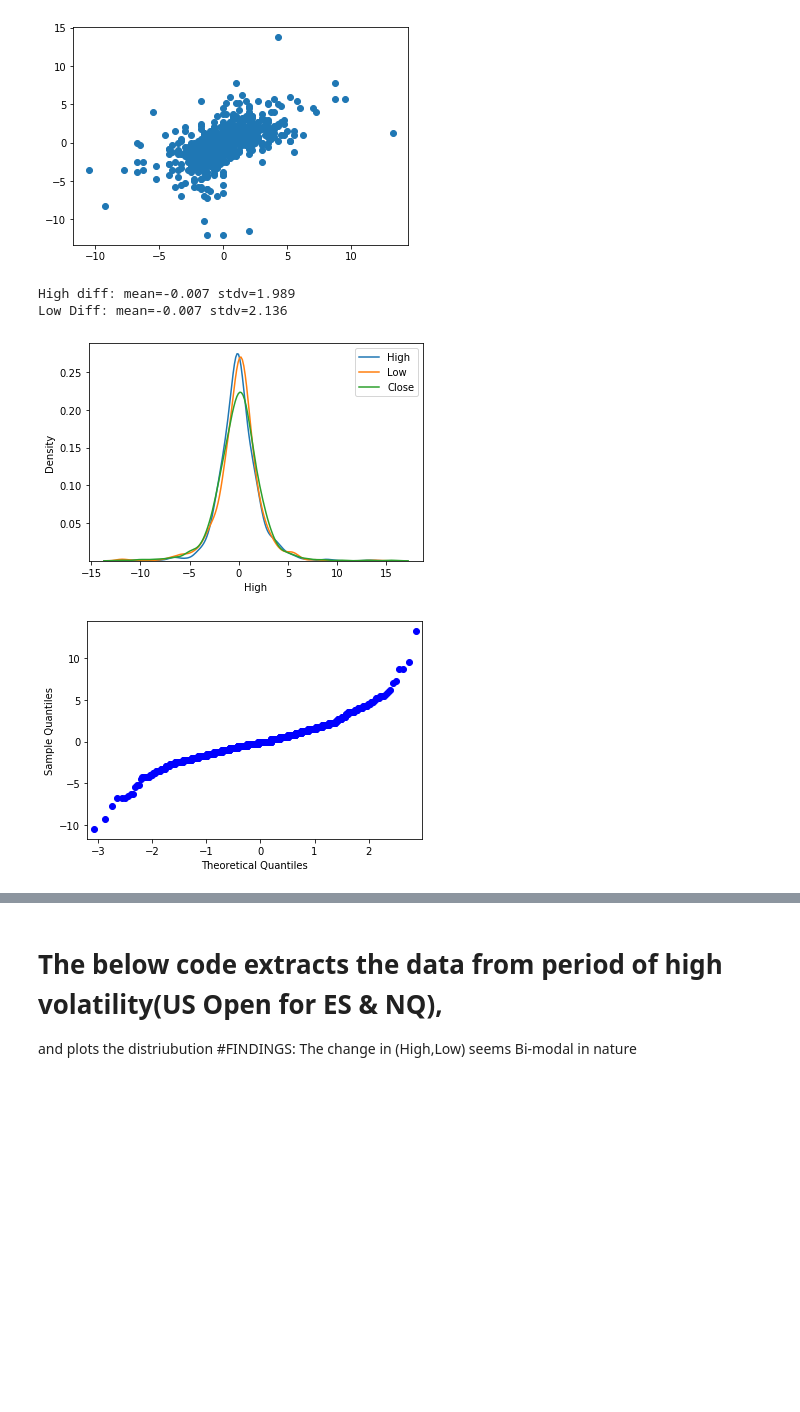
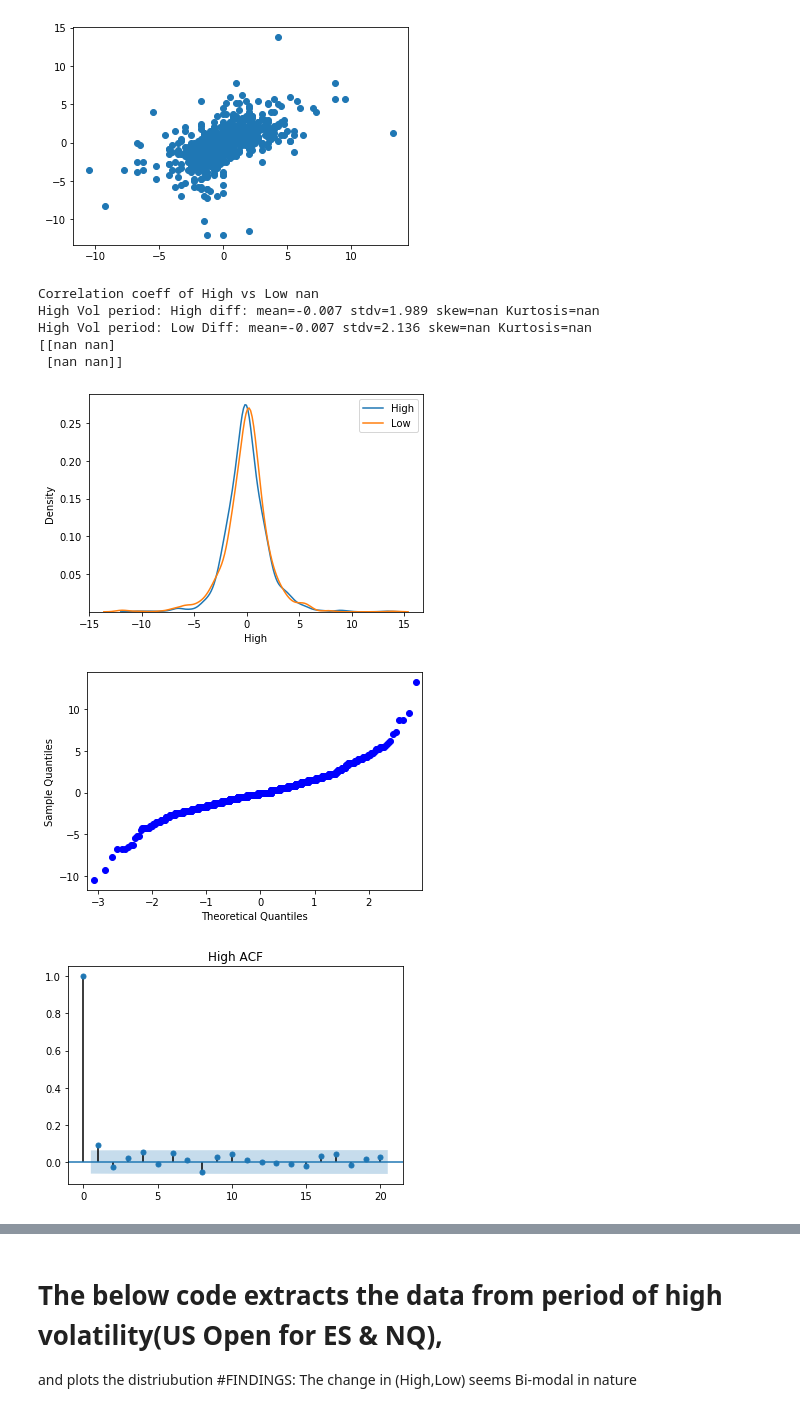
Before and after one commit to shuvbasu/trading, a Jupyter notebook: ES5mVolAnalysis.ipynb, the cells around one changed output, grey strips where cells are left out. Saved outputs shown, nothing was run; the diff lists cells and outputs as text; code cells hidden in the pictures; blank space fills up the shorter version.

Commit message:
Update ES5mVolAnalysis.ipynb
ES High Volatility analysis

```diff
--- a/ES5mVolAnalysis.ipynb
+++ b/ES5mVolAnalysis.ipynb
@@ -18,50 +19,71 @@ es5m_df = pd.read_csv("C:\\Users\\Shuv\\Documents\\All Trading\\Market Data\\Res
 data1 = es5m_df['High'].diff(); data2 = es5m_df['Low'].diff();
 pyplot.scatter(data1, data2)
 pyplot.show()
-print('High diff: mean=%.3f stdv=%.3f' % (np.mean(data1), np.std(data1)))
-print('Low Diff: mean=%.3f stdv=%.3f' % (np.mean(data2), np.std(data2)))
+
+print('Correlation coeff of High vs Low %.4f' % (np.corrcoef(data1,data2))[0,1])
+# print('High diff: mean=%.3f stdv=%.3f' % (np.mean(data1), np.std(data1)))
+# print('Low Diff: mean=%.3f stdv=%.3f' % (np.mean(data2), np.std(data2)))
+
+print('High Vol period: High diff: mean=%.3f stdv=%.3f skew=%.3f Kurtosis=%.3f' % (np.mean(data1), np.std(data1),skew(data1),kurtosis(data1)))
+print('High Vol period: Low Diff: mean=%.3f stdv=%.3f skew=%.3f Kurtosis=%.3f' % (np.mean(data2), np.std(data2),skew(data2),kurtosis(data2)))
+
 
 sns.kdeplot(es5m_df['High'].diff())
 sns.kdeplot(es5m_df['Low'].diff())
-sns.kdeplot(es5m_df['Close'].diff())
-plt.legend(labels = ['High','Low', 'Close'])
+#sns.kdeplot(es5m_df['Close'].diff())
+plt.legend(labels = ['High','Low'])
+
+print(np.cov(data1,data2))
 
 
 qqplot(es5m_df['High'].diff(), line='s')
 pyplot.show()
+
+plot_acf(data1.dropna(),lags=20 , title='High ACF')
+plot_pacf(data1.dropna(),lags=20, title = 'High PACF')
+
+plot_acf(data2.dropna(),lags=20, title = 'Low ACF')
+plot_pacf(data2.dropna(),lags=20, title = 'Low PACF')
+plt.show()
 
 #Run Normality test
 datahigh = es5m_df['High'].diff()
 datalow = es5m_df['Low'].diff()
 # Shapiro normality test
 stath, p_high = shapiro(datahigh)
 statl, p_low = shapiro(datalow)
 print('Statistics=%.3f, pHigh=%.4f' % (stath , p_high))
 print('Statistics=%.3f, pLow=%.4f' % (statl , p_low))
+
+
 # interpret
 alpha = 0.05
 if p_high > alpha:
     print('High Sample looks Gaussian (fail to reject H0)')
 else:
     print('High Sample does not look Gaussian (reject H0)')
 
 if p_low > alpha:
     print('Low Sample looks Gaussian (fail to reject H0)')
 else:
     print('Low Sample does not look Gaussian (reject H0)')
 
 # Another Normality test
 stat, p = normaltest(datalow)
 print('Statistics=%.4f, p=%.4f' % (stat, p))
 # interpret
 alpha = 0.05
 if p > alpha:
 	print('Sample looks Gaussian (fail to reject H0)')
 else:
 	print('Sample does not look Gaussian (reject H0)')
 # %% [output]
 [figure]
-High diff: mean=-0.007 stdv=1.989
-Low Diff: mean=-0.007 stdv=2.136
+Correlation coeff of High vs Low nan
+High Vol period: High diff: mean=-0.007 stdv=1.989 skew=nan Kurtosis=nan
+High Vol period: Low Diff: mean=-0.007 stdv=2.136 skew=nan Kurtosis=nan
+[[nan nan]
+ [nan nan]]
-[figure, old version]
+[figure, new version]
 [figure]
+[figure, added]
```
Also changed, not shown: parts of 7 cells of this notebook.
